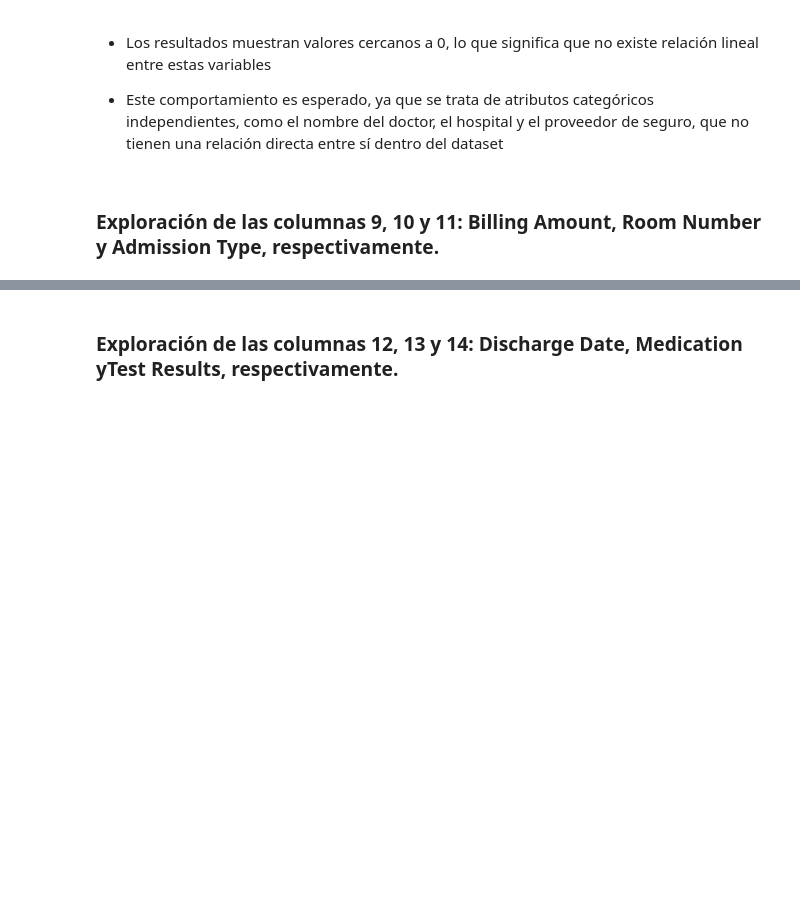
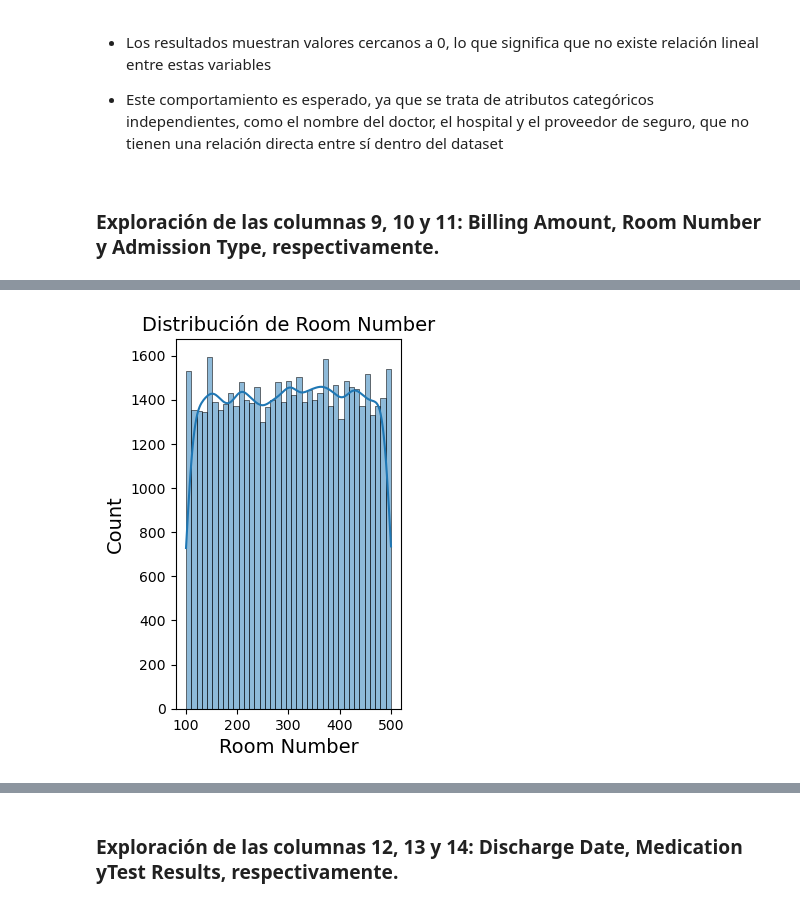
Before and after one commit to Mr-Maccoy/BigData, a Jupyter notebook: G1_SC707_Avance1_LN.ipynb, the cells around one changed output, grey strips where cells are left out. Saved outputs shown, nothing was run; the diff lists cells and outputs as text; code cells hidden in the pictures; blank space fills up the shorter version.

```diff
--- a/G1_SC707_Avance1_LN.ipynb
+++ b/G1_SC707_Avance1_LN.ipynb
@@ -1037,0 +1066,7 @@ correlation
+# %%
+plt.subplot(1,2,2)
+sns.histplot(df['Room Number'], kde=True)
+plt.title('Distribución de Room Number')
+plt.show()
+# %% [output]
+[figure, added]
```
Also changed, not shown: parts of 7 cells of this notebook.
